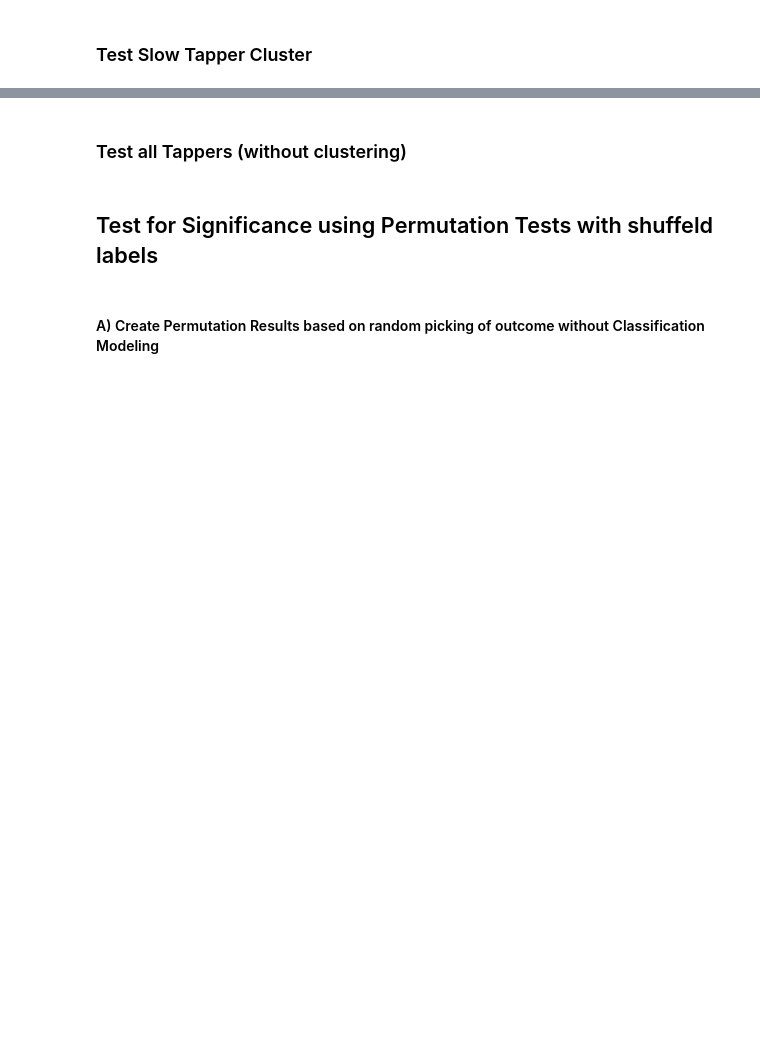
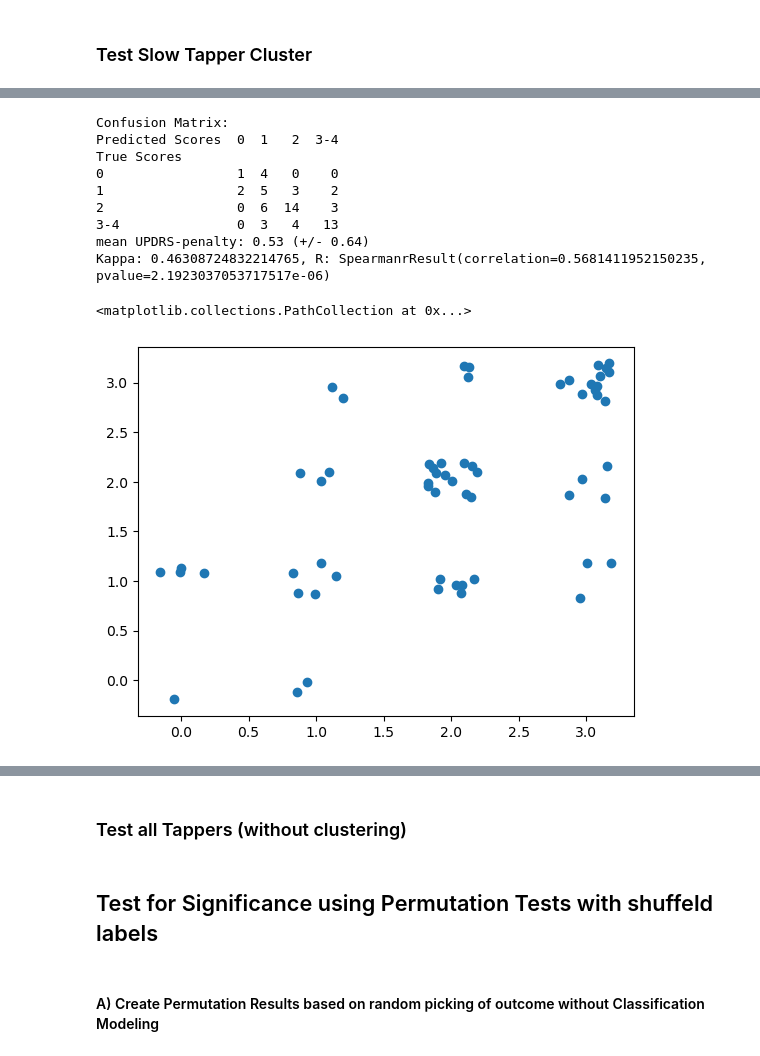
Before and after one commit to jgvhabets/updrsTapping, a Jupyter notebook: updrsTapping_predictions.ipynb, the cells around one changed output, grey strips where cells are left out. Saved outputs shown, nothing was run; the diff lists cells and outputs as text; code cells hidden in the pictures; blank space fills up the shorter version.

```diff
--- a/updrsTapping_predictions.ipynb
+++ b/updrsTapping_predictions.ipynb
@@ -566,25 +612,37 @@ Fold 2: # of samples: train 41, test 20
 # %%
-# print(f'\nConfusion Matrix:\n{cm}')
-# mean_pen, std_pen, _ = cv_models.get_penalties_from_conf_matr(cm)
-# print(f'mean UPDRS-penalty: {round(mean_pen, 2)}'
-#         f' (+/- {round(std_pen, 2)})')
+print(f'\nConfusion Matrix:\n{cm}')
+mean_pen, std_pen, _ = cv_models.get_penalties_from_conf_matr(cm)
+print(f'mean UPDRS-penalty: {round(mean_pen, 2)}'
+        f' (+/- {round(std_pen, 2)})')
 
 
 
-# y_true_temp, y_pred_temp = [], []
+y_true_temp, y_pred_temp = [], []
 
-# for f in np.arange(len(y_true_dict)):
-#     y_true_temp.extend(y_true_dict[f])
-#     y_pred_temp.extend(y_pred_dict[f])
+for f in np.arange(len(y_true_dict)):
+    y_true_temp.extend(y_true_dict[f])
+    y_pred_temp.extend(y_pred_dict[f])
 
-# k_score = kappa(y_true_temp, y_pred_temp, weights='linear')
-# slow_true = y_true_temp
-# slow_pred = y_pred_temp
+k_score = kappa(y_true_temp, y_pred_temp, weights='linear')
+slow_true = y_true_temp
+slow_pred = y_pred_temp
 
-# print(f'Kappa: {k_score}, '
-#       f'R: {scipy.stats.spearmanr(y_true_temp, y_pred_temp)}')
+print(f'Kappa: {k_score}, '
+      f'R: {scipy.stats.spearmanr(y_true_temp, y_pred_temp)}')
 
-# jitt = np.random.uniform(low=-.2, high=0.2, size=len(y_true_temp))
-# jitt2 = np.random.uniform(low=-.2, high=0.2, size=len(y_true_temp))
-# plt.scatter(y_true_temp+jitt, y_pred_temp+jitt2)
+jitt = np.random.uniform(low=-.2, high=0.2, size=len(y_true_temp))
+jitt2 = np.random.uniform(low=-.2, high=0.2, size=len(y_true_temp))
+plt.scatter(y_true_temp+jitt, y_pred_temp+jitt2)
+# %% [output]
+Confusion Matrix:
+Predicted Scores  0  1   2  3-4
+True Scores
+0                 1  4   0    0
+1                 2  5   3    2
+2                 0  6  14    3
+3-4               0  3   4   13
+mean UPDRS-penalty: 0.53 (+/- 0.64)
+Kappa: 0.46308724832214765, R: SpearmanrResult(correlation=0.5681411952150235, pvalue=2.1923037053717517e-06)
+<matplotlib.collections.PathCollection at 0x...>
+[figure, added]
 # %%
```
Also changed, not shown: parts of 25 cells of this notebook, 7 other files.
